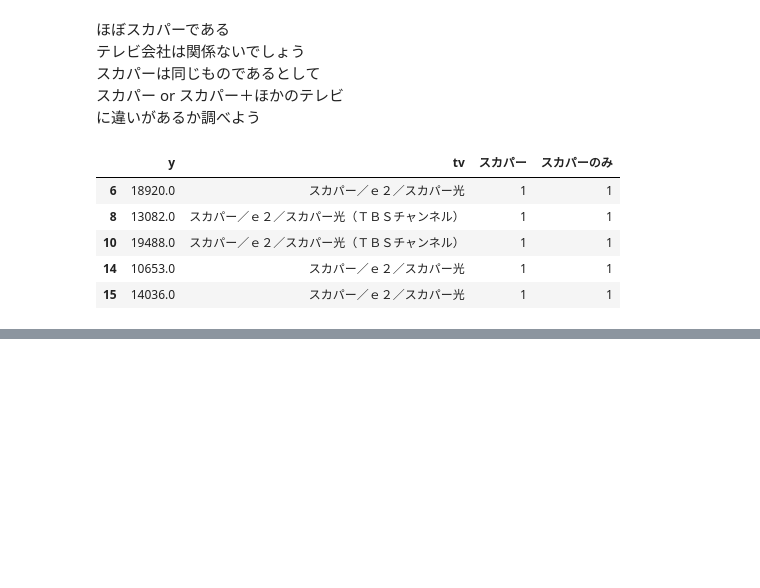
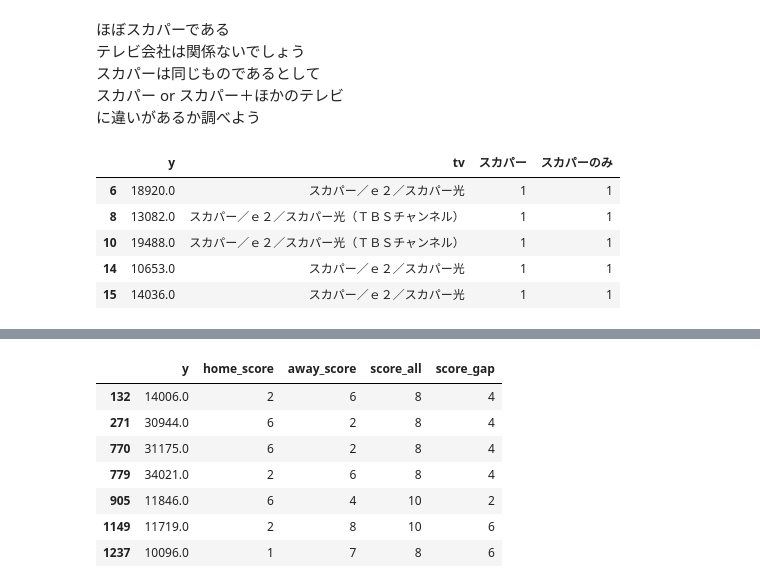
Before and after one commit to MAMMARU-class/UEC_3rd_datascience, a Jupyter notebook: 05_EDA.ipynb, the cells around one changed output, grey strips where cells are left out. Saved outputs shown, nothing was run; the diff lists cells and outputs as text; code cells hidden in the pictures; blank space fills up the shorter version.

```diff
--- a/05_EDA.ipynb
+++ b/05_EDA.ipynb
@@ -856,0 +908,5 @@ tv_check[(tv_check["地方テレビ"] == 0) & (tv_check["ＮＨＫ"] == 0)].head
+# %%
+score_check = train_format[["y", "home_score", "away_score"]].copy()
+score_check["score_all"] = score_check["home_score"] + score_check["away_score"]
+score_check["score_gap"] = abs( score_check["home_score"] - score_check["away_score"] )
+score_check.head()
@@ -856,0 +950,11 @@ tv_check[(tv_check["地方テレビ"] == 0) & (tv_check["ＮＨＫ"] == 0)].head
+# %%
+score_check[score_check["score_all"] >= 8]
+# %% [output]
+|  | y | home_score | away_score | score_all | score_gap |
+| 132 | 14006.0 | 2 | 6 | 8 | 4 |
+| 271 | 30944.0 | 6 | 2 | 8 | 4 |
+| 770 | 31175.0 | 6 | 2 | 8 | 4 |
+| 779 | 34021.0 | 2 | 6 | 8 | 4 |
+| 905 | 11846.0 | 6 | 4 | 10 | 2 |
+| 1149 | 11719.0 | 2 | 8 | 10 | 6 |
+| 1237 | 10096.0 | 1 | 7 | 8 | 6 |
```
Also changed, not shown: parts of 19 cells of this notebook.
